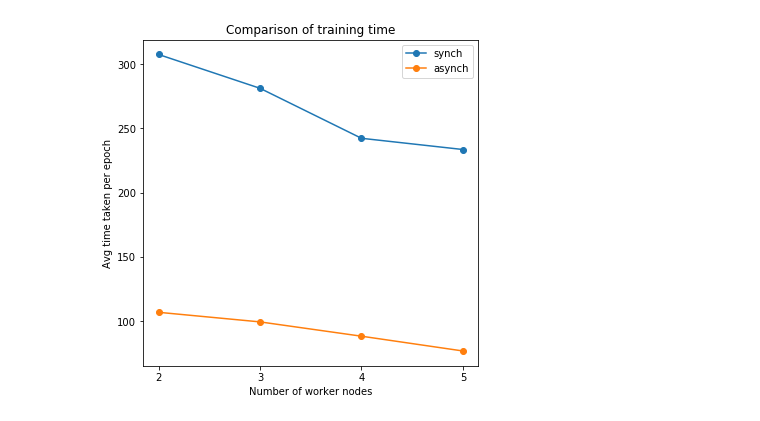
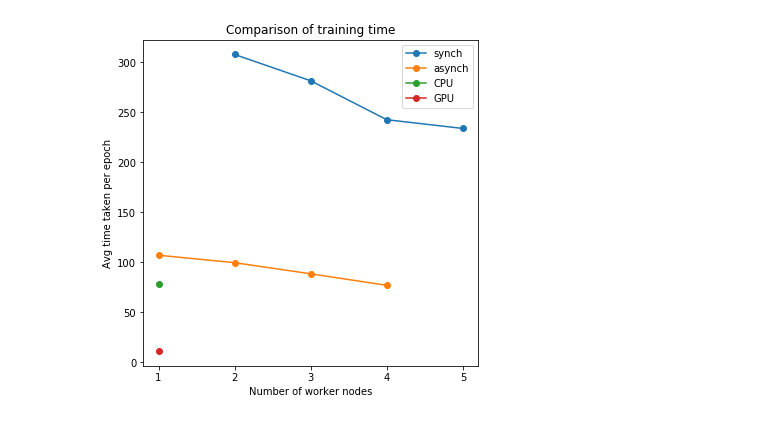
Before and after one commit to pmal19/CloudML, a Jupyter notebook: Plots.ipynb, the cells around one changed output. Cells and saved outputs as stored; diff of their text form; code cells hidden in the pictures.

```diff
--- a/Plots.ipynb
+++ b/Plots.ipynb
@@ -4,30 +4,38 @@ import numpy as np
 import matplotlib.pyplot as plt
 %matplotlib inline
 # %%
-xaxis = np.array([2,3,4,5])
+xaxis = np.array([1,2,3,4,5])
 xticks = xaxis
 
 fig = plt.figure(figsize=[6,6])
 
-synch = [307.5584716796875, 281.2323455810547, 242.32772827148438, 233.5906219482422]
-asynch = list(reversed([76.80303192138672, 88.30277252197266, 99.43669128417969, 106.90177917480469]))
+synch = [None, 307.5584716796875, 281.2323455810547, 242.32772827148438, 233.5906219482422]
+asynch = list(reversed([None, 76.80303192138672, 88.30277252197266, 99.43669128417969, 106.90177917480469]))
+CPU = [77.78, None, None, None, None]
+GPU = [11.18, None, None, None, None]
 
 synch = np.array(synch).astype(np.double)
 s_mask = np.isfinite(synch)
 asynch = np.array(asynch).astype(np.double)
 a_mask = np.isfinite(asynch)
+CPU = np.array(CPU).astype(np.double)
+CPU_mask = np.isfinite(CPU)
+GPU = np.array(GPU).astype(np.double)
+GPU_mask = np.isfinite(GPU)
 
 plt.plot(xaxis[s_mask],synch[s_mask],label='synch',linestyle='-',marker='o')
 plt.plot(xaxis[a_mask],asynch[a_mask],label='asynch',linestyle='-',marker='o')
+plt.plot(xaxis[CPU_mask],CPU[CPU_mask],label='CPU',linestyle='-',marker='o')
+plt.plot(xaxis[GPU_mask],GPU[GPU_mask],label='GPU',linestyle='-',marker='o')
 
 plt.xticks(xaxis,xticks)
 plt.xlabel('Number of worker nodes')
 plt.ylabel('Avg time taken per epoch')
 plt.title('Comparison of training time')
 plt.legend()
 fig.savefig('training_time.png', dpi=fig.dpi)
 # %% [output]
-[figure, old version]
+[figure, new version]
 # %%
 xaxis = np.array([2,3,4,5])
 xticks = xaxis
```
Also changed, not shown: parts of 6 cells of this notebook, 4 other files.
